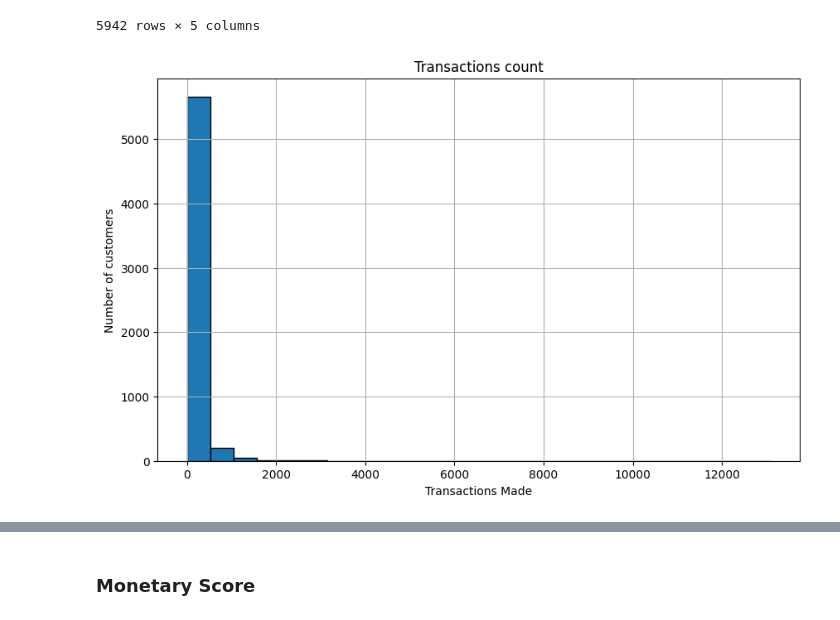
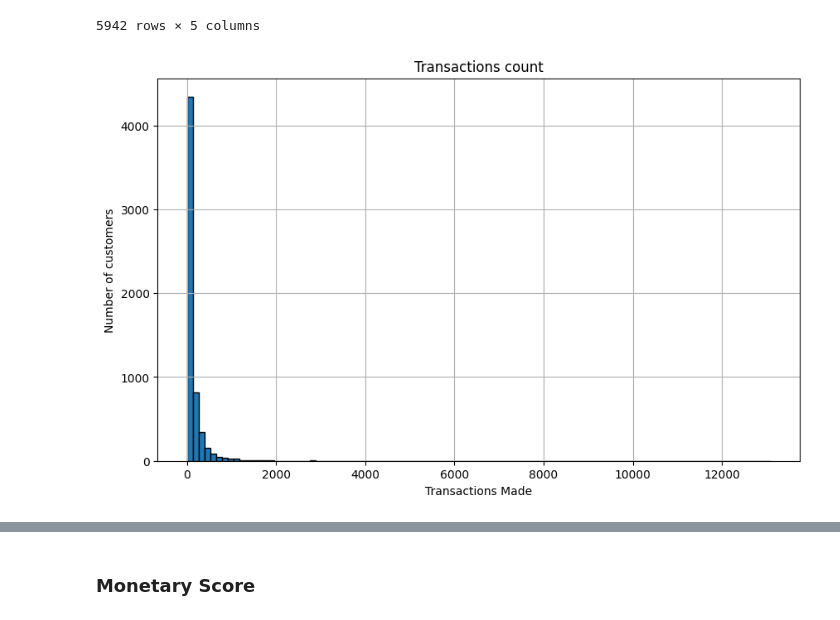
Before and after one commit to AnujBelgaonkar/Customer-Data-Analysis, a Jupyter notebook: src/rfm_analysis.ipynb, the cells around one changed output, grey strips where cells are left out. Cells and saved outputs as stored; diff of their text form; code cells hidden in the pictures.

```diff
--- a/src/rfm_analysis.ipynb
+++ b/src/rfm_analysis.ipynb
@@ -100,13 +100,13 @@ grouped_data
 5942 rows × 5 columns
 # %%
 plt.figure(figsize=(10, 6))
-plt.hist(grouped_data['Transaction Count'], bins=25, edgecolor='black')
+plt.hist(grouped_data['Transaction Count'], bins=100, edgecolor='black')
 plt.title('Transactions count')
 plt.xlabel('Transactions Made')
 plt.ylabel('Number of customers')
 plt.grid(True)
 # %% [output]
-[figure, old version]
+[figure, new version]
 # %%
 grouped_data['Frequency Score'] = pd.qcut(grouped_data['Transaction Count'], q=5, labels=[5,4,3,2,1])
 grouped_data
```
Also changed, not shown: parts of 7 cells of this notebook, 6 other files.
